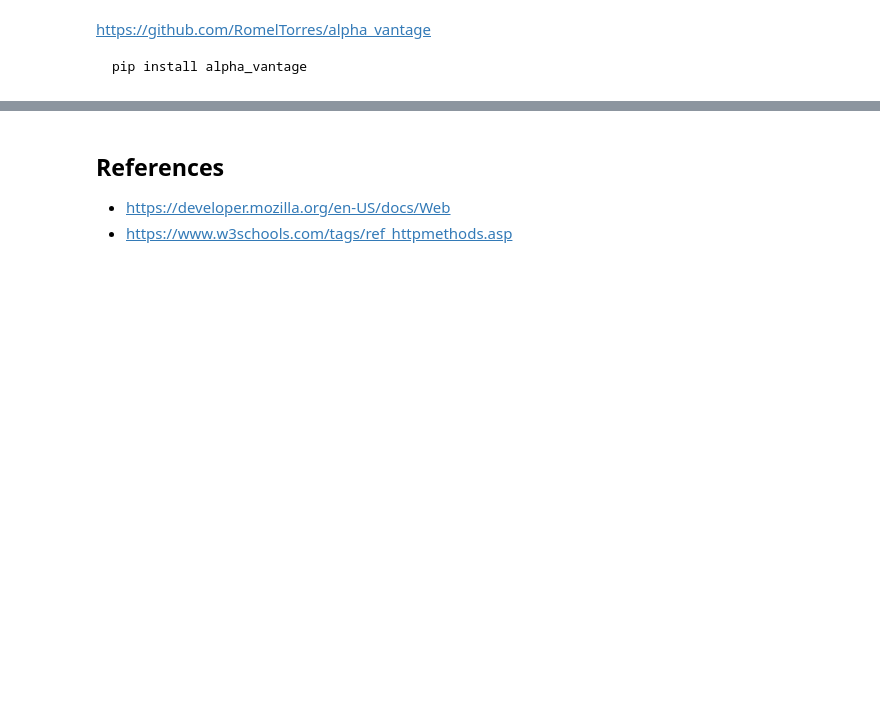
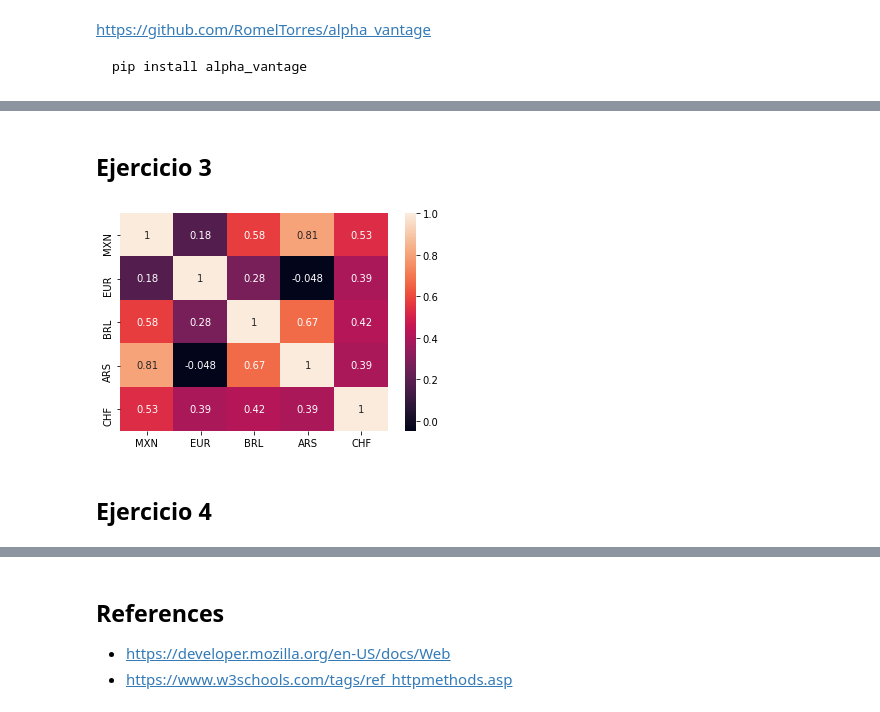
Before and after one commit to elopezgon/data-science, a Jupyter notebook: notes/lec04-webscrapping.ipynb, the cells around one changed output, grey strips where cells are left out. Cells and saved outputs as stored; diff of their text form; code cells hidden in the pictures; blank space fills up the shorter version.

```diff
--- a/notes/lec04-webscrapping.ipynb
+++ b/notes/lec04-webscrapping.ipynb
@@ -523,0 +447,35 @@ data["4. close"].plot()
+# %%
+#Se definen las varibles para trabajar
+os.environ["ALPHA_VANTAGE_KEY"] = "GGNNS3SVY76A7NUV"
+avkey = os.environ["ALPHA_VANTAGE_KEY"]
+base_url = "https://www.alphavantage.co/query"
+# %%
+def extract_div(avkey, moneda, base_url):
+    """
+        Se define una funcion que extrae la  información de precios historicos de una divisa en particular
+
+    """
+    daily = {
+        "function": "FX_DAILY",
+        "to_symbol": "USD",
+        "from_symbol": moneda,
+        "apikey": avkey,
+        "outputsize": "full",
+        }
+    r = requests.get(base_url, params=daily)
+    data = r.json()
+
+    precios = defaultdict(dict)
+    for key, values in data['Time Series FX (Daily)'].items():
+        precios[key] = values['4. close']
+    return precios
+# %%
+#Se ejecuta el proceso de extracción de información de divisas
+monedas = ["MXN", "EUR", "BRL", "ARS", "CHF"]
+monedas_precios = defaultdict(dict)
+for moneda in monedas:
+    data = extract_div(avkey, moneda, base_url)
+    monedas_precios[moneda] = data
+# %%
+#Se crea el dataframe deseada
+df_data = pd.DataFrame(monedas_precios, dtype=float).dropna().sort_index()
@@ -523,0 +491,2 @@ data["4. close"].plot()
+# %% [markdown]
+## Ejercicio 3
@@ -523,0 +495,7 @@ data["4. close"].plot()
+# %%
+#Se crea el gráfico de intéres
+headmap_sns = sns.heatmap(df_data.corr(), annot=True)
+# %% [output]
+[figure, added]
+# %% [markdown]
+## Ejercicio 4
```
Also changed, not shown: parts of 61 cells of this notebook.
